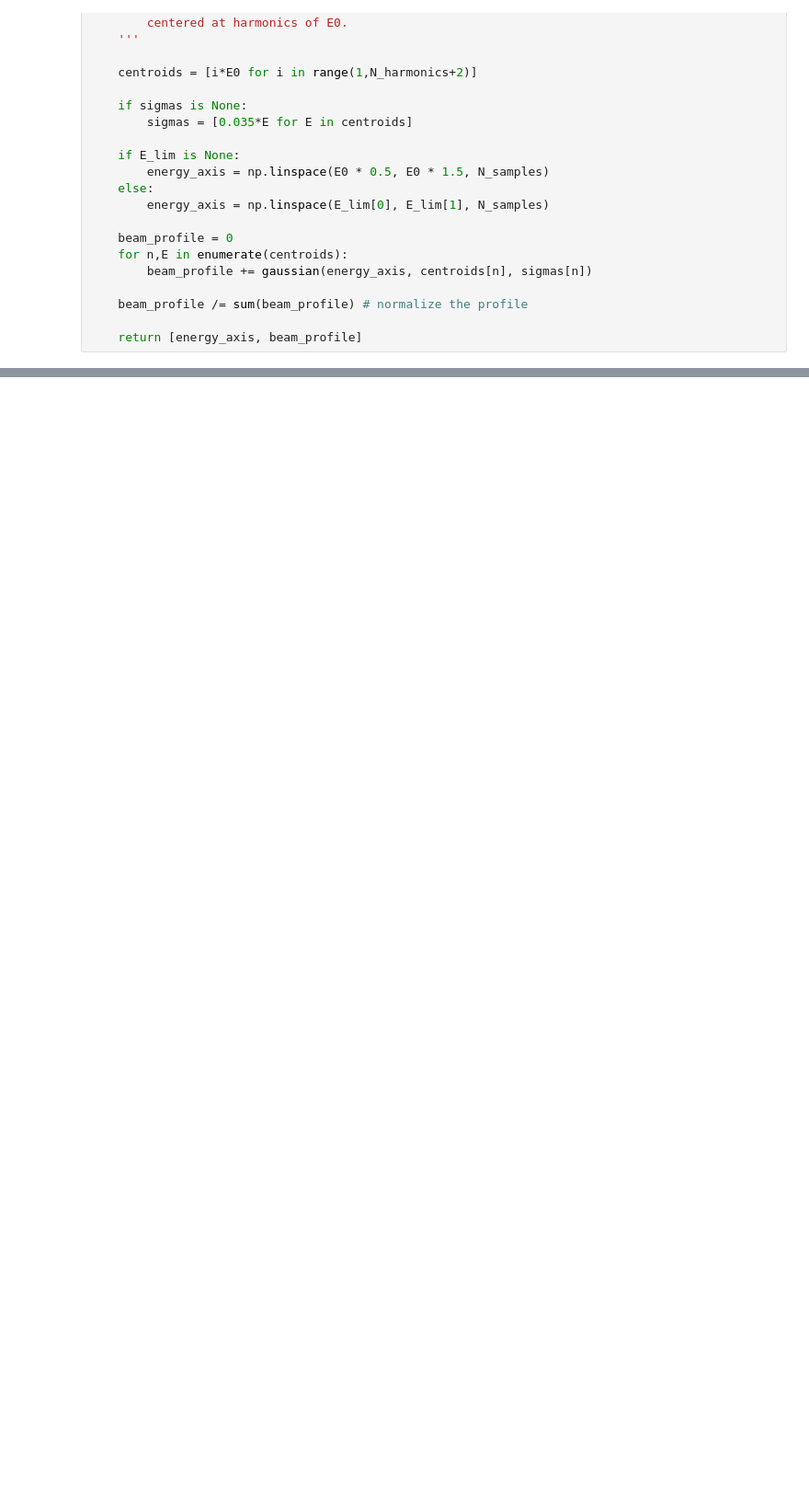
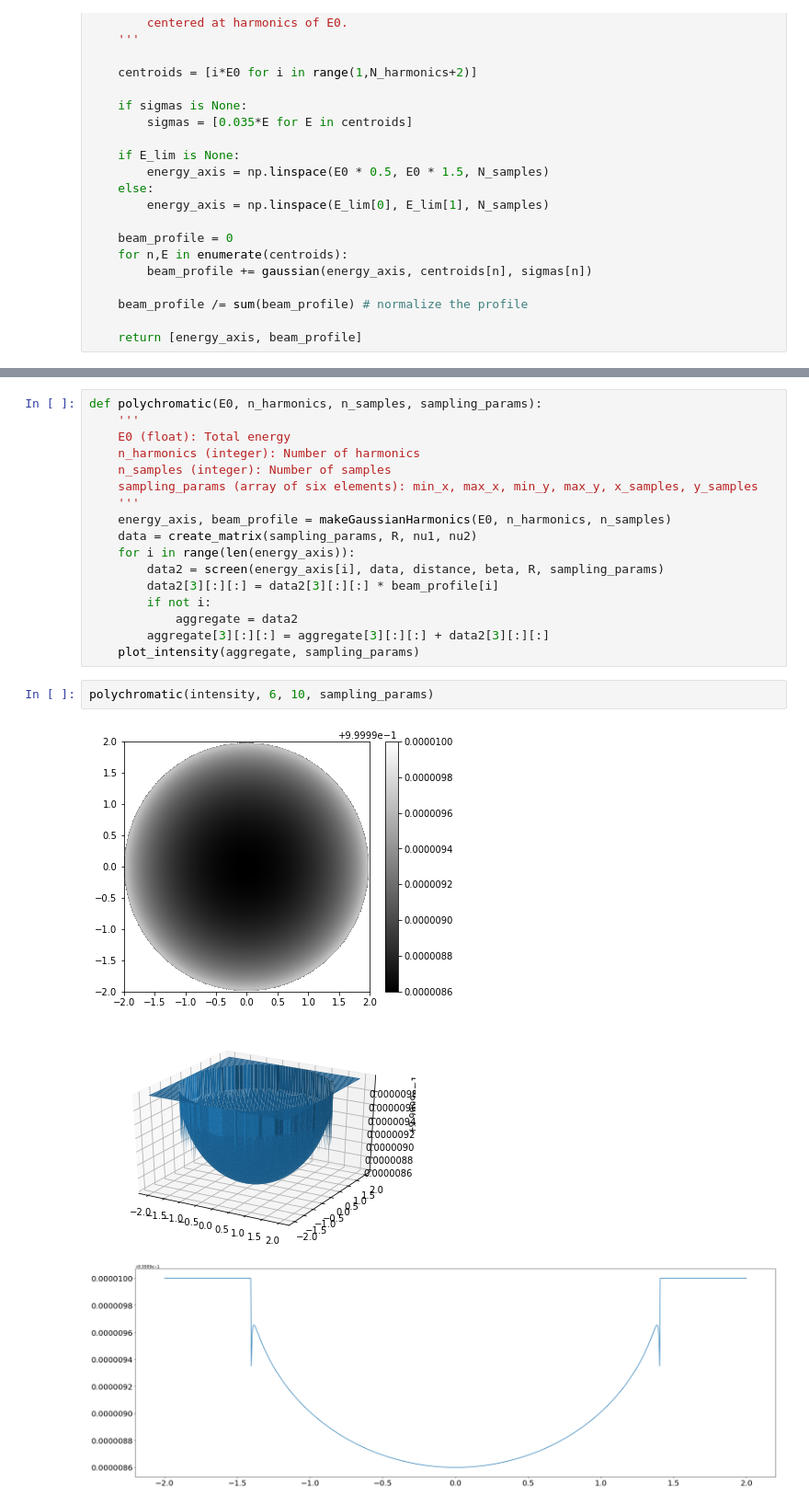
Before and after one commit to MSenani/X-Ray-Image-Reconstruction, a Jupyter notebook: Boon_Sphere_Reconstruction.ipynb, the cells around one changed output, grey strips where cells are left out. Shown at 92% size. Saved outputs shown, nothing was run; the diff lists cells and outputs as text; blank space fills up the shorter version.

Commit message:
added polychromatic beam

```diff
--- a/Boon_Sphere_Reconstruction.ipynb
+++ b/Boon_Sphere_Reconstruction.ipynb
@@ -260,0 +275,23 @@ plot_intensity(data2, sampling_params)
+# %%
+def polychromatic(E0, n_harmonics, n_samples, sampling_params):
+    '''
+    E0 (float): Total energy
+    n_harmonics (integer): Number of harmonics
+    n_samples (integer): Number of samples
+    sampling_params (array of six elements): min_x, max_x, min_y, max_y, x_samples, y_samples
+    '''
+    energy_axis, beam_profile = makeGaussianHarmonics(E0, n_harmonics, n_samples)
+    data = create_matrix(sampling_params, R, nu1, nu2)
+    for i in range(len(energy_axis)):
+        data2 = screen(energy_axis[i], data, distance, beta, R, sampling_params)
+        data2[3][:][:] = data2[3][:][:] * beam_profile[i]
+        if not i:
+            aggregate = data2
+        aggregate[3][:][:] = aggregate[3][:][:] + data2[3][:][:]
+    plot_intensity(aggregate, sampling_params)
+# %%
+polychromatic(intensity, 6, 10, sampling_params)
+# %% [output]
+[figure, added]
+[figure, added]
+[figure, added]
```
Also changed, not shown: parts of 6 cells of this notebook.
